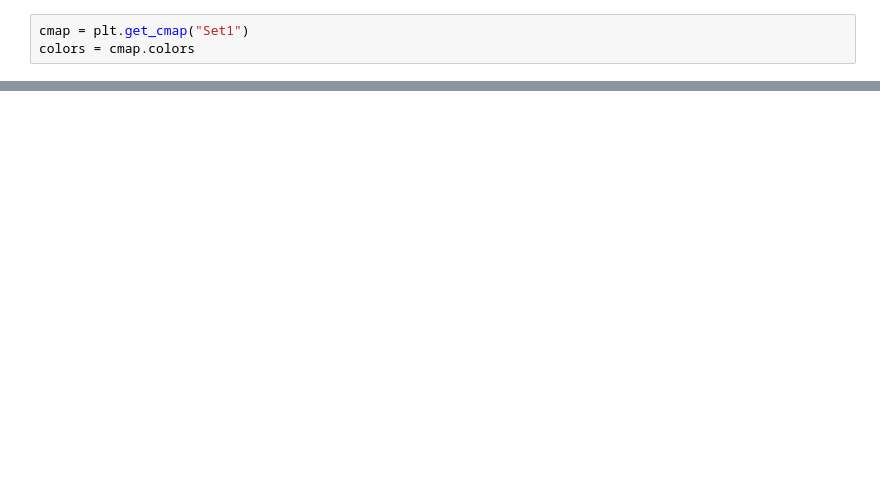
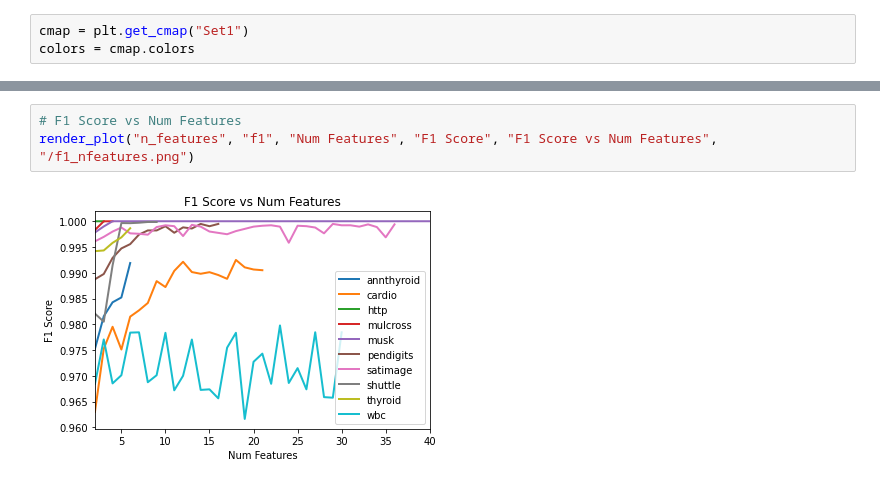
Before and after one commit to PeterVanNostrand/FACET, a Jupyter notebook: figures/vary-dim/vary_dim.ipynb, the cells around one changed output, grey strips where cells are left out. Saved outputs shown, nothing was run; the diff lists cells and outputs as text; blank space fills up the shorter version.

```diff
--- a/figures/vary-dim/vary_dim.ipynb
+++ b/figures/vary-dim/vary_dim.ipynb
@@ -179,0 +120,5 @@ plt.savefig(fig_output_path + "/jaccard_nfeatures.png")
+# %%
+# F1 Score vs Num Features
+render_plot("n_features", "f1", "Num Features", "F1 Score", "F1 Score vs Num Features", "/f1_nfeatures.png")
+# %% [output]
+[figure, added]
```
Also changed, not shown: parts of 21 cells of this notebook, 13 other files.
